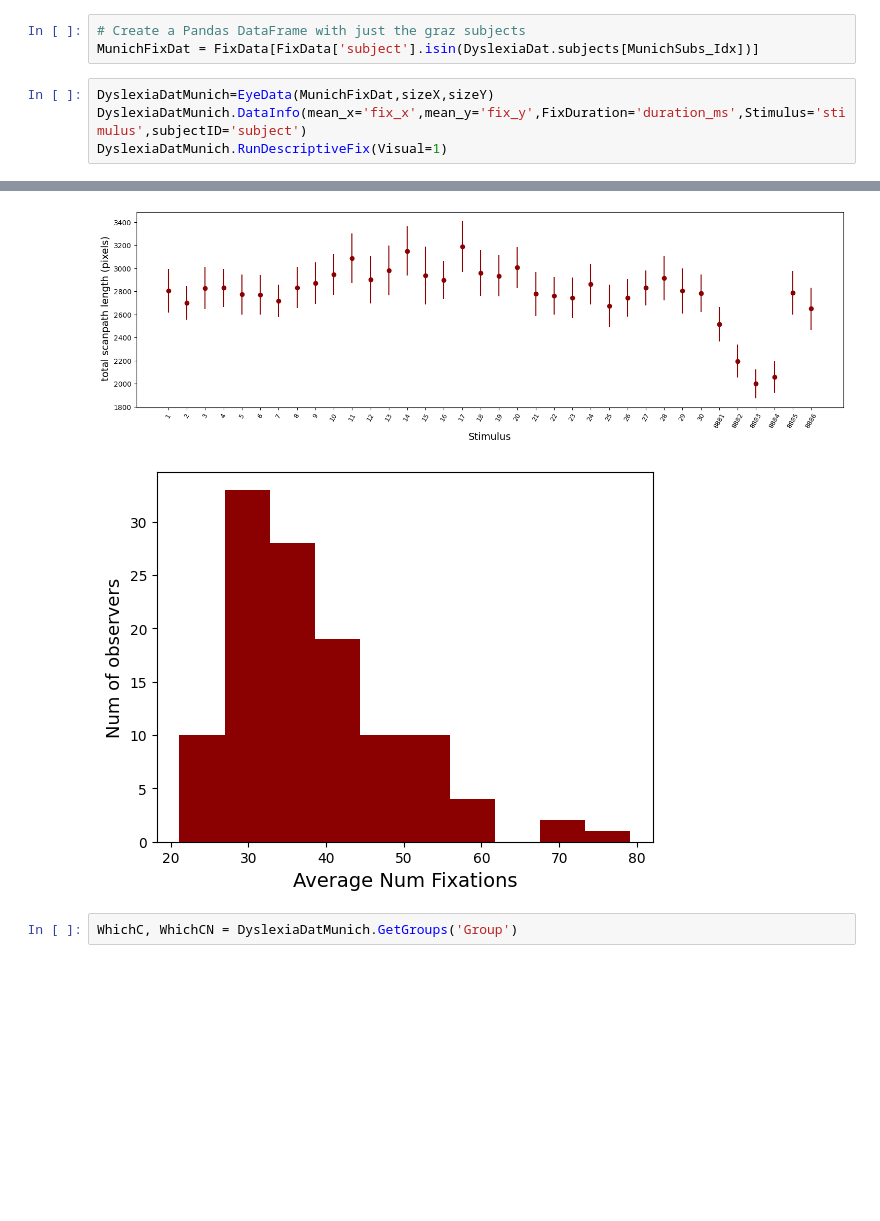
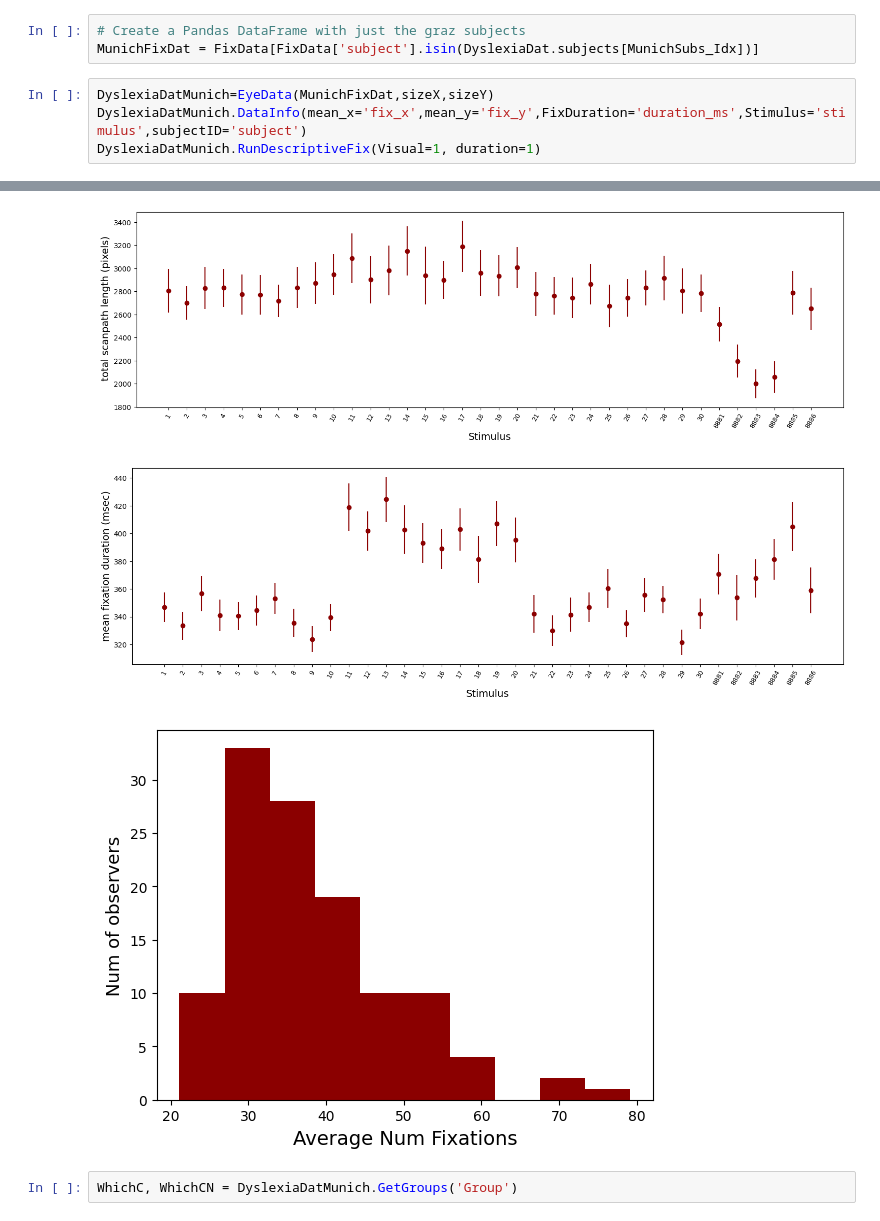
Before and after one commit to nicofilippucci/PyEyeSim, a Jupyter notebook: Notebooks/GrazDataVisualization.ipynb, the cells around one changed output, grey strips where cells are left out. Cells and saved outputs as stored; diff of their text form; blank space fills up the shorter version.

```diff
--- a/Notebooks/GrazDataVisualization.ipynb
+++ b/Notebooks/GrazDataVisualization.ipynb
@@ -1045,7 +1049,7 @@ MunichFixDat = FixData[FixData['subject'].isin(DyslexiaDat.subjects[MunichSubs_I
 # %%
 DyslexiaDatMunich=EyeData(MunichFixDat,sizeX,sizeY)
 DyslexiaDatMunich.DataInfo(mean_x='fix_x',mean_y='fix_y',FixDuration='duration_ms',Stimulus='stimulus',subjectID='subject')
-DyslexiaDatMunich.RunDescriptiveFix(Visual=1)
+DyslexiaDatMunich.RunDescriptiveFix(Visual=1, duration=1)
 # %% [output]
 dataset size:  (159687, 12)
 presentation size:  x= 1280 pixels y= 960  pixels
@@ -1072,29 +1076,30 @@ fixation duration not asked for
 Num of trials with zero fixations: 0
 Num valid trials  4204
 Mean X location:  552.6  +/-  18.3  pixels
 Mean Y location:  518.7  +/-  14.0  pixels
 Mean saccade  amplitude:  87.4  +/-  19.6  pixels
 Mean scanpath  length:  2785.2  +/-  511.6  pixels
 (array([   1,    2,    3,    4,    5,    6,    7,    8,    9,   10,   11,
           12,   13,   14,   15,   16,   17,   18,   19,   20,   21,   22,
           23,   24,   25,   26,   27,   28,   29,   30, 8881, 8882, 8883,
         8884, 8885, 8886], dtype=int64),
  array(['21418', '21422', '21463', '21468', '21469', '21474', '21480',
         '21498', '21513', '21522', '21526', '21531', '21568', '21629',
         '21630', '21636', '21641', '21653', '21658', '21667', '21680',
         '21683', '21685', '21699', '21706', '21735', '21774', '21811',
         '21819', '21820', '21862', '21878', '21889', '21927', '21930',
         '21939', '21946', '22018', '22036', '22108', '22109', '22127',
         '22129', '22138', '22149', '22168', '22174', '22180', '22181',
         '22186', '22204', '22214', '22219', '22228', '22234', '22239',
 ... (5 lines left out)
         '22667', '22691', '22692', '22698', '22705', '22711', '22712',
         '22729', '22779', '22782', '22783', '22818', '22828', '22865',
         '22866', '22874', '22876', '22900', '22914', '22923', '22925',
         '22929', '22948', '22952', '22957', '22958'], dtype=object))
 [figure]
 [figure]
-[figure, old version]
+[figure, new version]
+[figure, added]
 # %%
 WhichC, WhichCN = DyslexiaDatMunich.GetGroups('Group')
 # %% [output]
```
Also changed, not shown: parts of 21 cells of this notebook, 4 other files.
